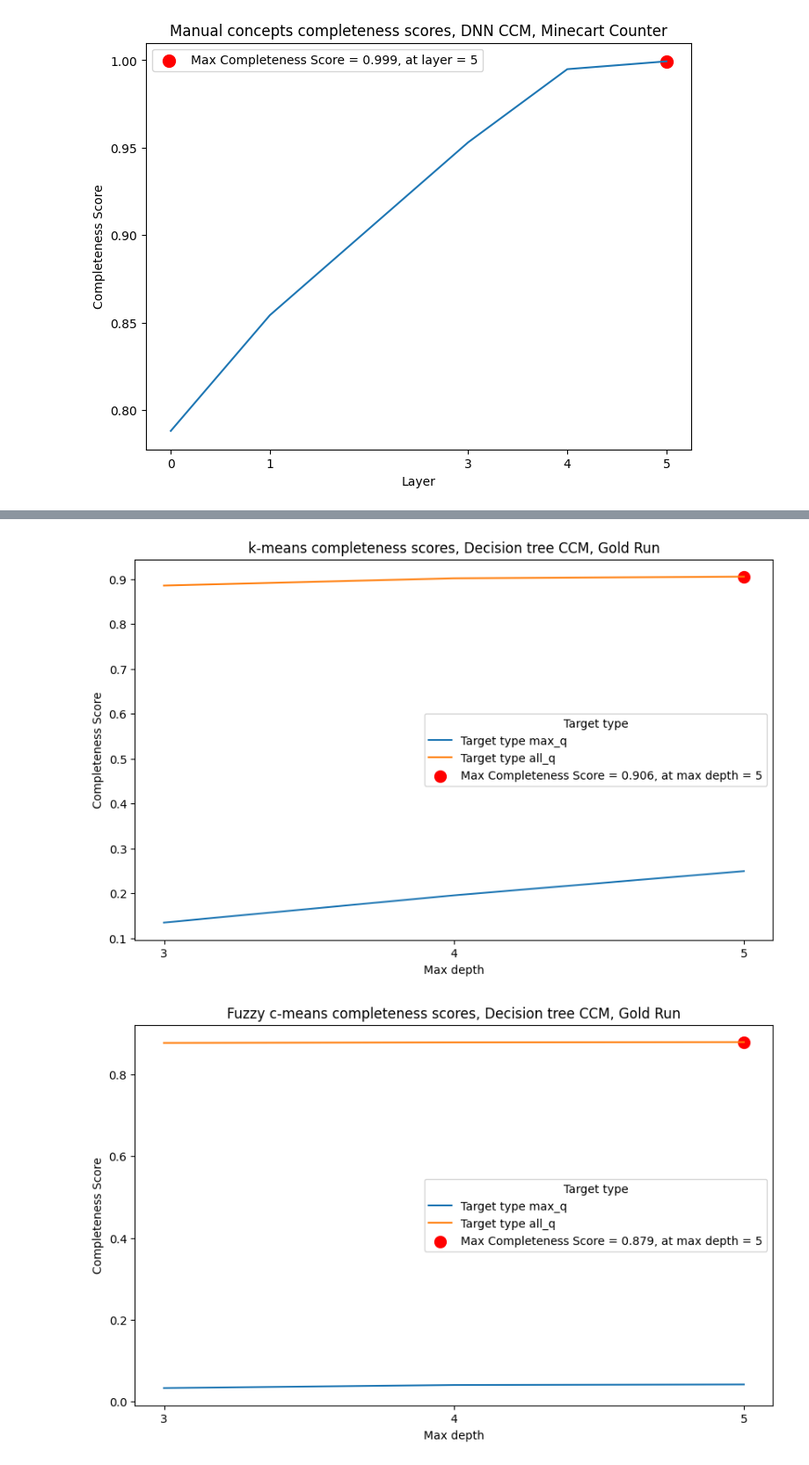
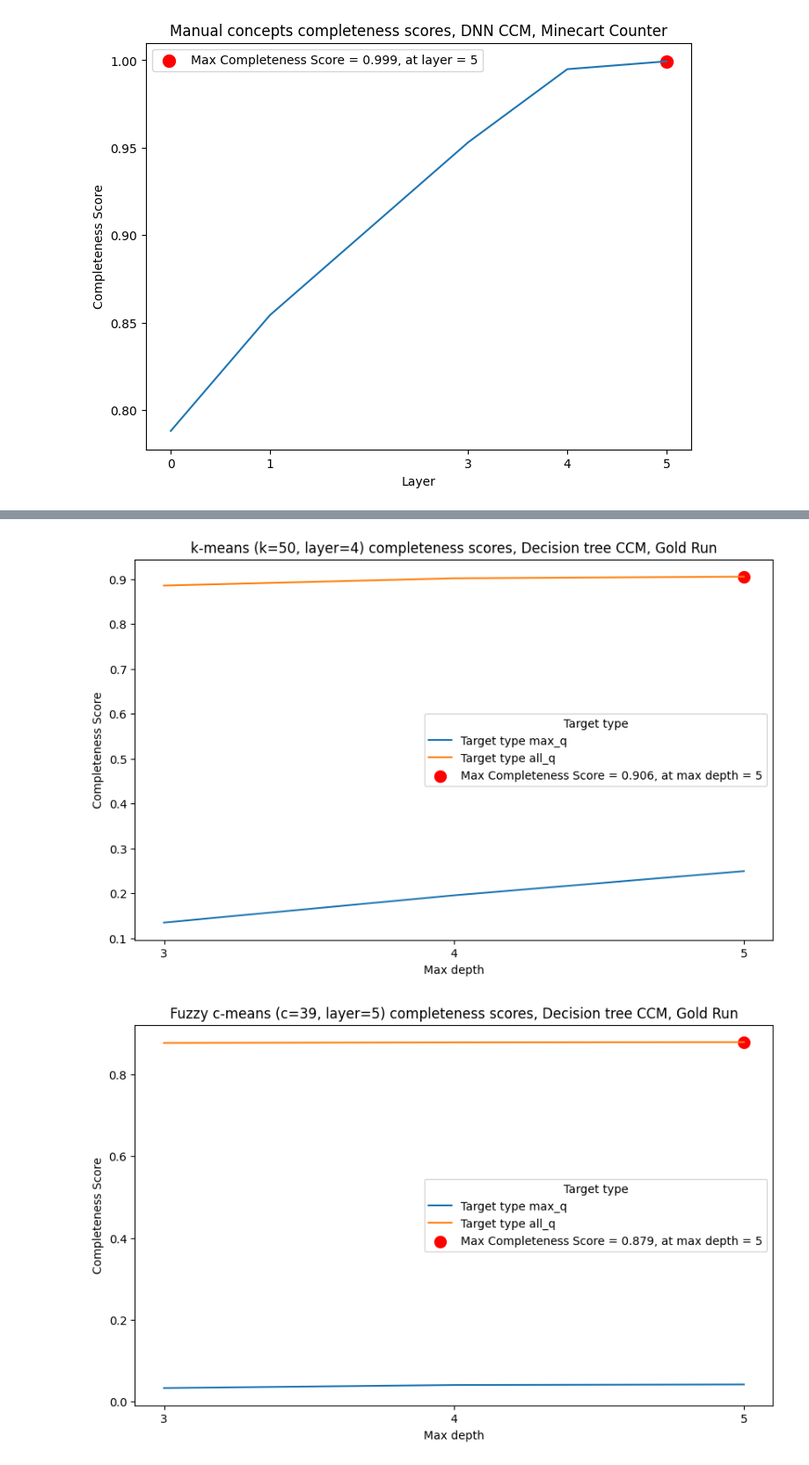
Before and after one commit to javanster/MSc-XAI-RL, a Jupyter notebook: experiments/ace_experiments/concept_completness_evaluation.ipynb, the cells around one changed output, grey strips where cells are left out. Shown at 88% size. Drawn from its saved outputs; the diff is of its cells as text; code cells hidden in the pictures.

```diff
--- a/experiments/ace_experiments/concept_completness_evaluation.ipynb
+++ b/experiments/ace_experiments/concept_completness_evaluation.ipynb
@@ -156,15 +156,15 @@ plot_dt_completeness_scores(df, "Gem Collector", "c", "Manual concepts")
 # %%
 df = pd.read_csv("../../rl_ccm_data/completeness_scores/gold_run_mini/firm-mountain-13/ccm_dt/k_means_concepts_completeness_scores.csv")
 
-plot_dt_completeness_scores(df, "Gold Run", "k", "k-means")
+plot_dt_completeness_scores(df, "Gold Run", "k", "k-means (k=50, layer=4)")
 
 df = pd.read_csv("../../rl_ccm_data/completeness_scores/gold_run_mini/firm-mountain-13/ccm_dt/fc_means_concepts_completeness_scores.csv")
 
-plot_dt_completeness_scores(df, "Gold Run", "c", "Fuzzy c-means")
+plot_dt_completeness_scores(df, "Gold Run", "c", "Fuzzy c-means (c=39, layer=5)")
 
 df = pd.read_csv("../../rl_ccm_data/completeness_scores/gold_run_mini/firm-mountain-13/ccm_dt/manual_concepts_completeness_scores.csv")
 
-plot_dt_completeness_scores(df, "Gold Run", "c", "Manual concepts")
+plot_dt_completeness_scores(df, "Gold Run", "c", "Manual concepts (c=15, layer=5)")
 # %% [output]
-[figure, old version]
+[figure, new version]
-[figure, old version]
+[figure, new version]
```
Also changed, not shown: parts of 3 cells of this notebook.
